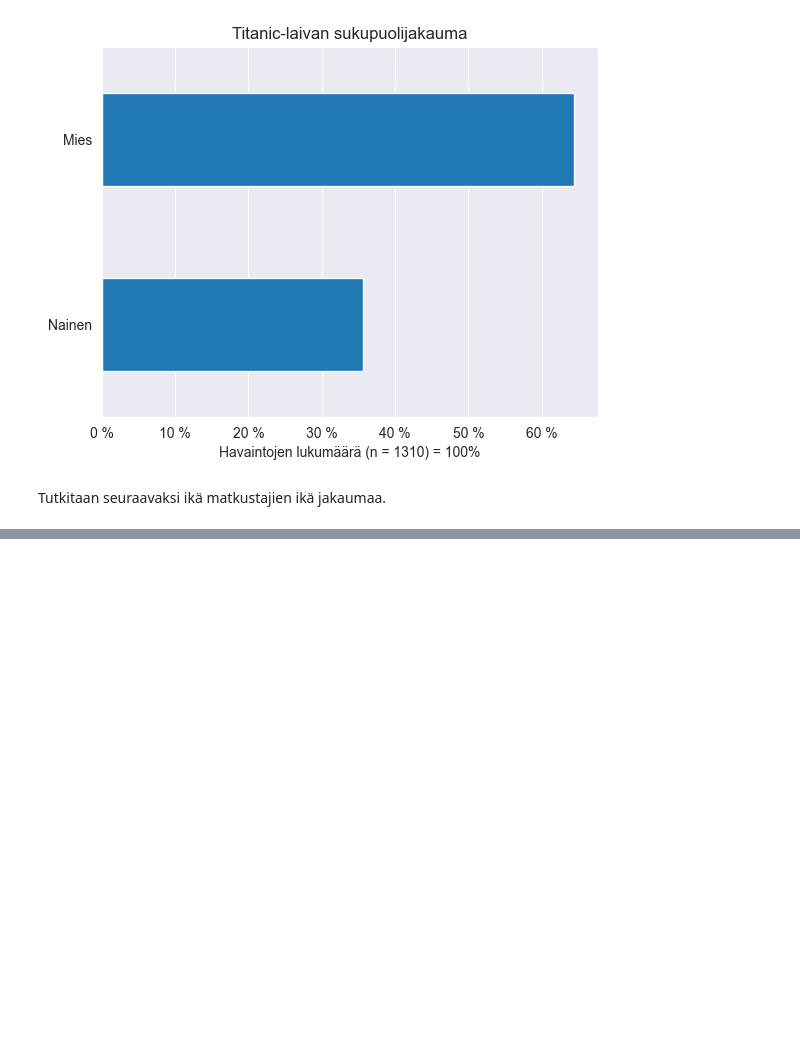
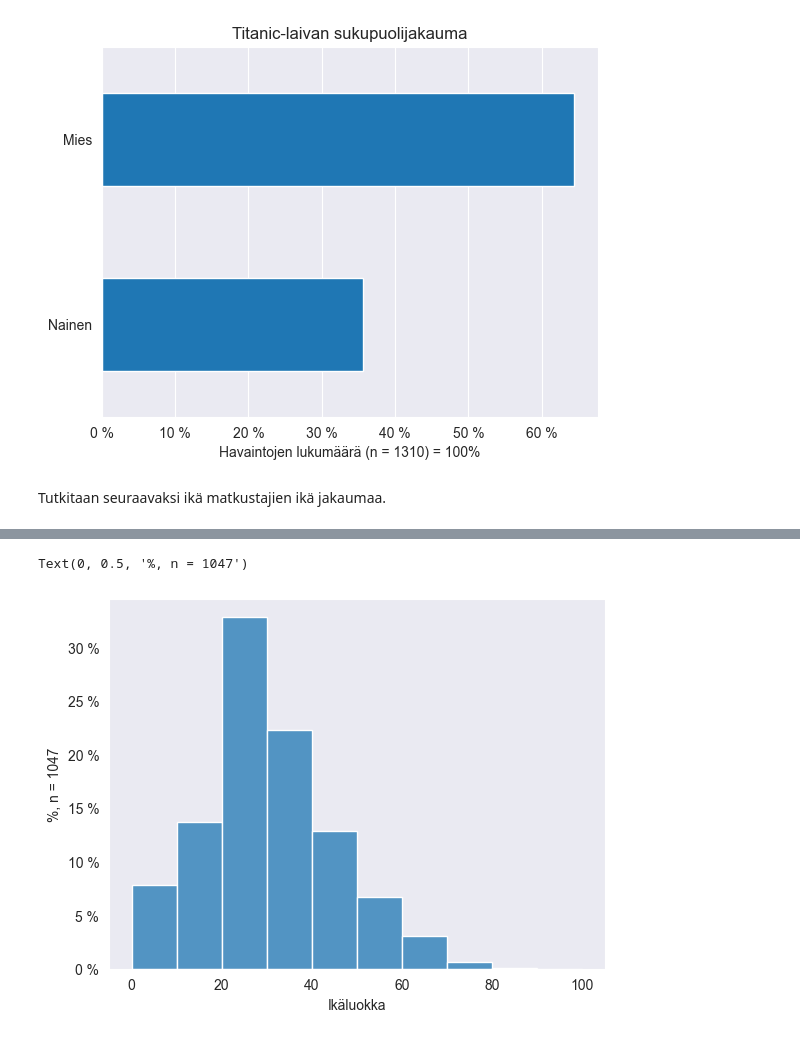
Before and after one commit to TatuE/Data_analytics, a Jupyter notebook: Tehtava_1_kuvaileva_&_selittava.ipynb, the cells around one changed output, grey strips where cells are left out. Saved outputs shown, nothing was run; the diff lists cells and outputs as text; code cells hidden in the pictures; blank space fills up the shorter version.

```diff
--- a/Tehtava_1_kuvaileva_&_selittava.ipynb
+++ b/Tehtava_1_kuvaileva_&_selittava.ipynb
@@ -117,3 +118,19 @@ plt.gca().xaxis.set_major_formatter(ticks)
 [figure]
 # %% [markdown]
 Tutkitaan seuraavaksi ikä matkustajien ikä jakaumaa.
+# %%
+#Suomennetaan taas yksi sarake taulukosta
+df_titanic = df_titanic.rename(columns={'age':'ikä'})
+
+# Jaetaan itä johdonmukaisiin ryhmiin, näin on lapsi, nuori, aikuinen ja vanhus. Viitettä tähän ikäjakaukumaan haettiin Wikipediasta
+# lapsi = 0-13 vuotta
+# nuori = 13-22 vuotta
+# aikuinen = 22 - 60 vuotta
+# vanhus = 60 - 100 vuotta
+age_groups = [0,13,22,60,100]
+
+# Lisätään taulukkoon ikäluokka-sarake
+df_titanic['ikäluokka'] = pd.cut(df_titanic['ikä'], bins=age_groups, right=False)
+
+#Tarkastetaan muutokset
+df_titanic
@@ -119,0 +179,11 @@ Tutkitaan seuraavaksi ikä matkustajien ikä jakaumaa.
+# %%
+# Tyhjennetään lista ja populoidaan se uudestaan tarkemilla raja-arvoilla.
+age_groups.clear()
+for i in range(0, 110, 10):
+    age_groups.append(i)
+
+#Lisätään taulukkoon ikäluokka-sarake
+df_titanic['ikäluokka'] = pd.cut(df_titanic['ikä'], bins=age_groups, right=False)
+
+#Tarkastetaan muutokset
+df_titanic.head()
@@ -119,0 +197,11 @@ Tutkitaan seuraavaksi ikä matkustajien ikä jakaumaa.
+# %%
+# Määritellään histogrammi käsittelemään prosentteja
+sns.histplot(df_titanic['ikä'], bins=age_groups, stat='percent')
+# Lisätään Y-akselille prosenttimerkit
+plt.gca().yaxis.set_major_formatter(ticks)
+# Nimetään X-akseli
+plt.xlabel('Ikäluokka')
+plt.ylabel(f'%, n = {n}')
+# %% [output]
+Text(0, 0.5, '%, n = 1047')
+[figure, added]
```
Also changed, not shown: parts of 11 cells of this notebook.
